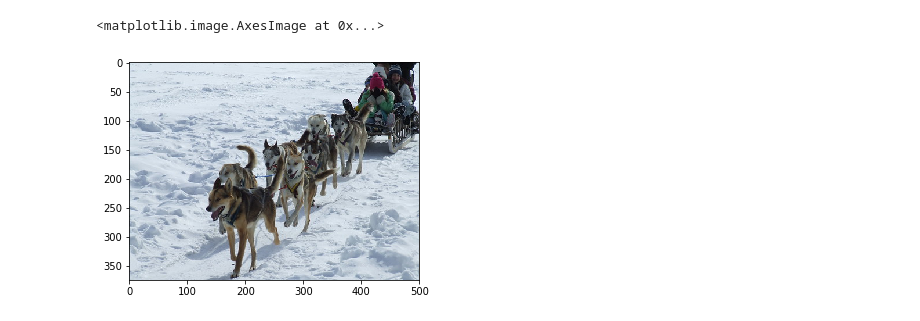
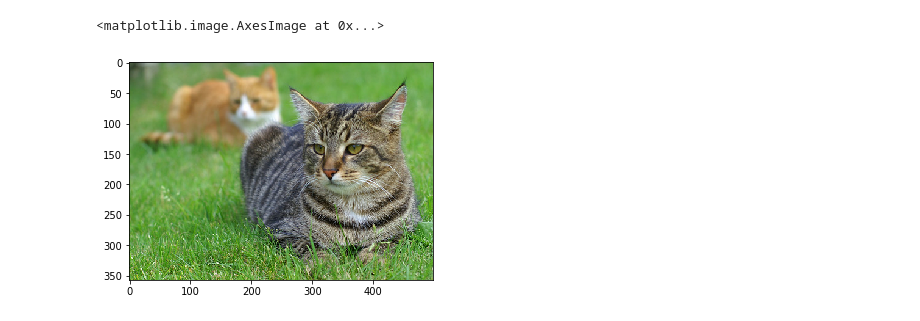
Before and after one commit to yiskw713/SmoothGradCAMplusplus, a Jupyter notebook: demo.ipynb, the cells around one changed output. Saved outputs shown, nothing was run; the diff lists cells and outputs as text; code cells hidden in the pictures.

```diff
--- a/demo.ipynb
+++ b/demo.ipynb
@@ -17,12 +17,12 @@ from utils.visualize import visualize, reverse_normalize
 from utils.imagenet_labels import label2idx, idx2label
 # %%
 # from ImageNet
-# image = Image.open('./sample/tigercat.jpg')
-image = Image.open('./sample/dogsled.jpg')
+image = Image.open('./sample/tigercat.jpg')
+# image = Image.open('./sample/dogsled.jpg')
 imshow(image)
 # %% [output]
 <matplotlib.image.AxesImage at 0x...>
-[figure, old version]
+[figure, new version]
 # %%
 # preprocessing. mean and std from ImageNet
 normalize = transforms.Normalize(
```
Also changed, not shown: parts of 6 cells of this notebook, 10 other files.
